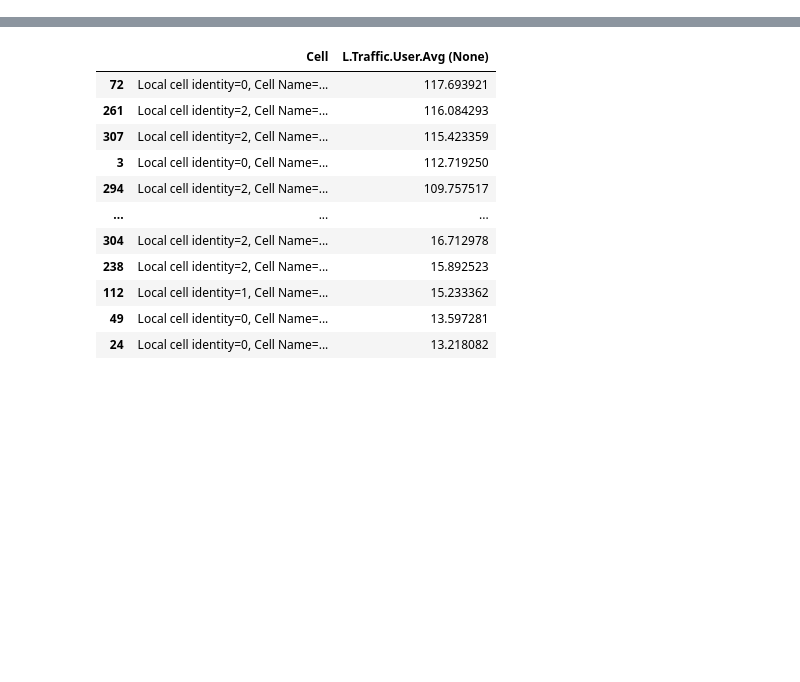
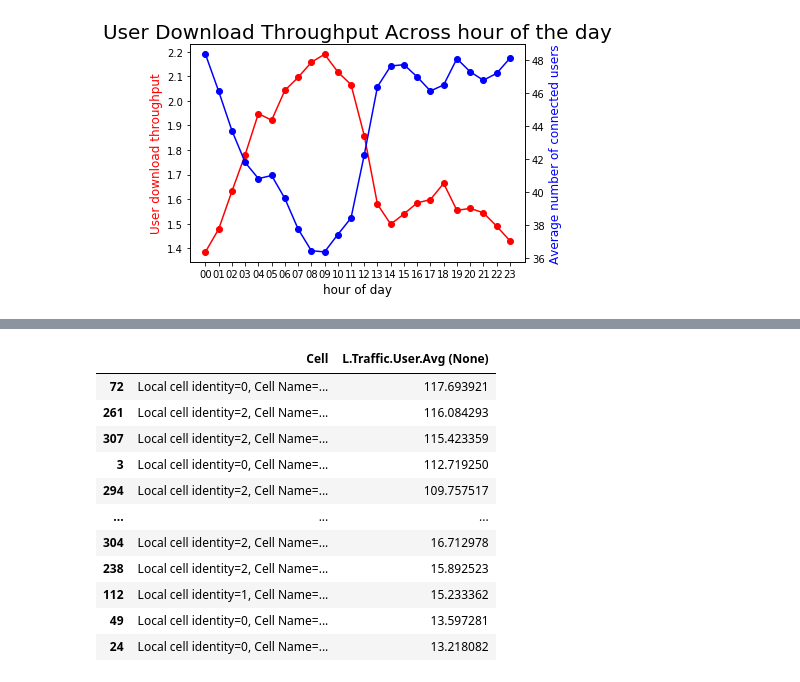
Before and after one commit to athalji/Timeseries_Forecasting_AWS, a Jupyter notebook: data_exploration.ipynb, the cells around one changed output, grey strips where cells are left out. Drawn from its saved outputs; the diff is of its cells as text; code cells hidden in the pictures; blank space fills up the shorter version.

```diff
--- a/data_exploration.ipynb
+++ b/data_exploration.ipynb
@@ -69,0 +216,30 @@ Length: 82, dtype: int64
+# %%
+# create figure and axis objects with subplots()
+fig,ax = plt.subplots()
+
+plt.title('User Download Throughput Across hour of the day',fontsize=20);
+# make a plot
+ax.plot(plothours['hour of day'],
+        plothours['DL user tput'],
+        color="red",
+        marker="o")
+
+# set x-axis label
+ax.set_xlabel("hour of day", fontsize = 12)
+
+# set y-axis label
+ax.set_ylabel("User download throughput",
+              color="red",
+              fontsize=12)
+
+
+
+# twin object for two different y-axis on the sample plot
+ax2=ax.twinx()
+# make a plot with different y-axis using second axis object
+ax2.plot(plotUhours['hour of day'], plotUhours['L.Traffic.User.Avg (None)'],color="blue",marker="o")
+ax2.set_ylabel("Average number of connected users",color="blue",fontsize=12)
+#plt.xticks(np.arange(7), ('Mon', 'Tues', 'Wed', 'Thurs', 'Fri', 'Sat', 'Sun'), fontsize=12);
+plt.show()
+# %% [output]
+[figure, added]
```
Also changed, not shown: parts of 24 cells of this notebook, 1 other file.
